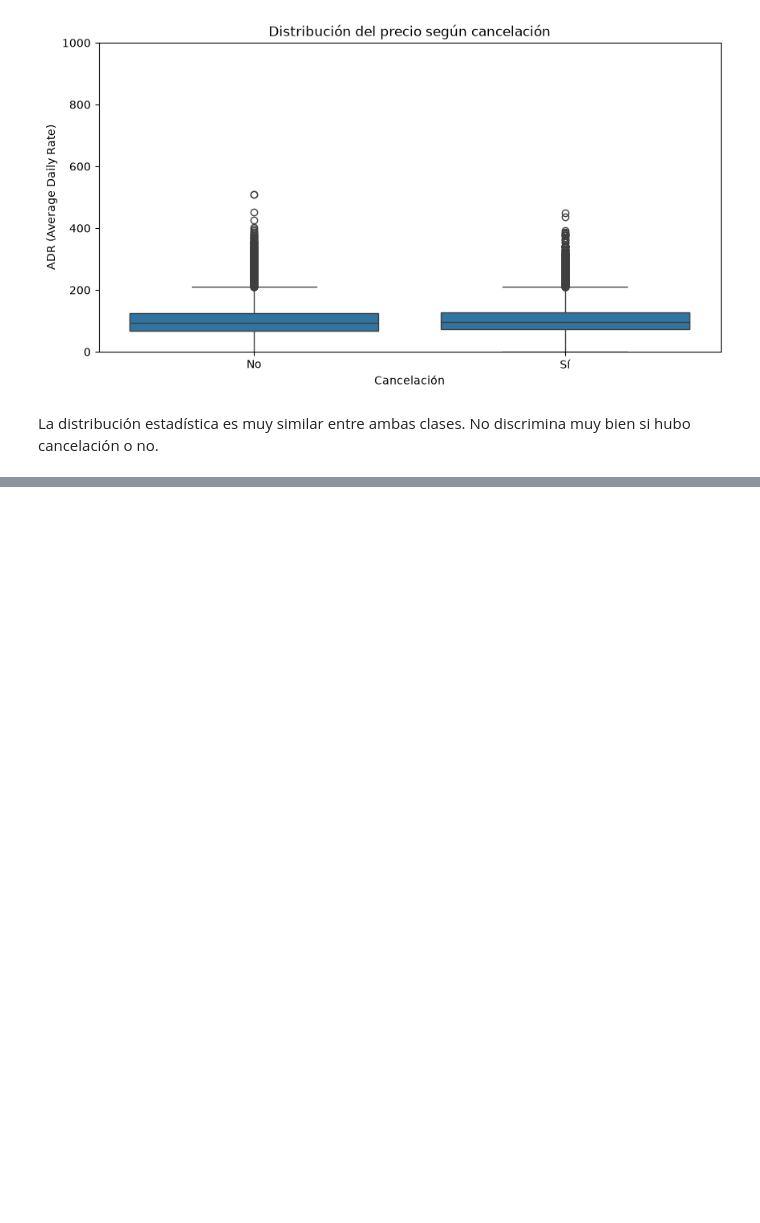
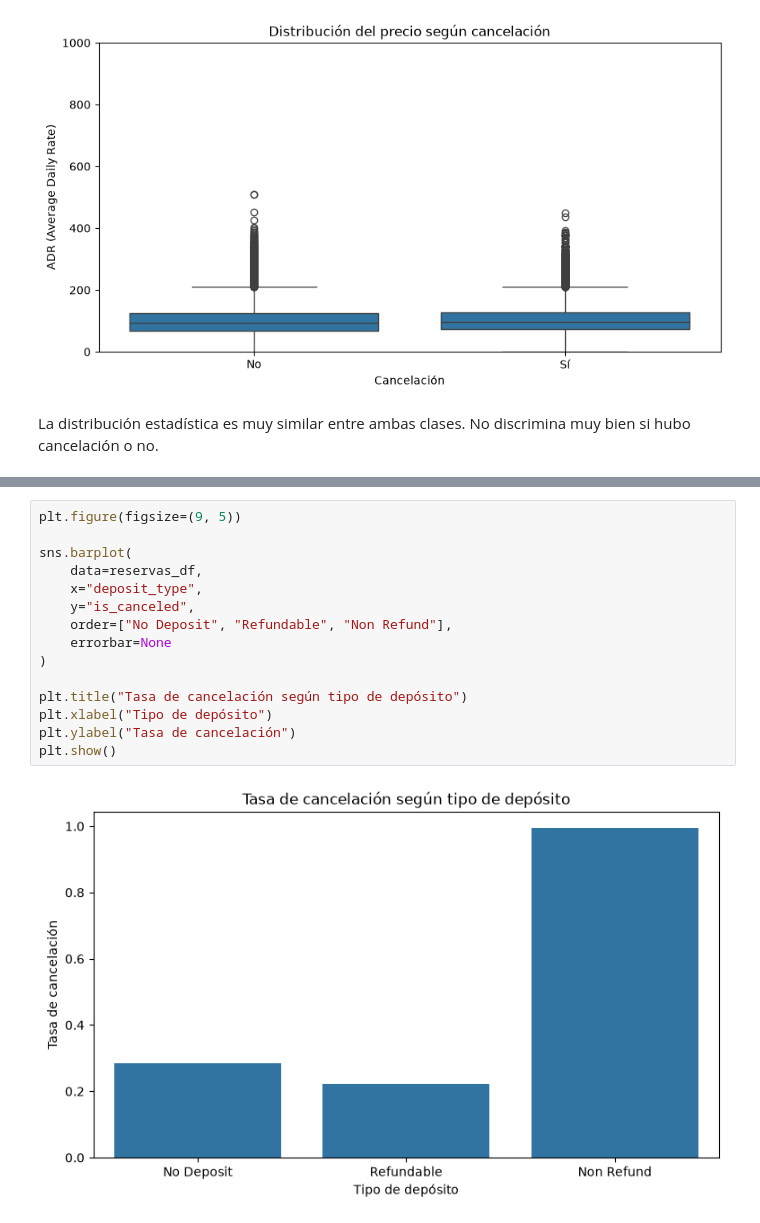
Before and after one commit to victorlopez-ds/entrega-machine-learning-pontia, a Jupyter notebook: notebooks/exploracion/eda_inicial.ipynb, the cells around one changed output, grey strips where cells are left out. Drawn from its saved outputs; the diff is of its cells as text; blank space fills up the shorter version.

```diff
--- a/notebooks/exploracion/eda_inicial.ipynb
+++ b/notebooks/exploracion/eda_inicial.ipynb
@@ -461,0 +538,17 @@ La distribución estadística es muy similar entre ambas clases. No discrimina m
+# %%
+plt.figure(figsize=(9, 5))
+
+sns.barplot(
+    data=reservas_df,
+    x="deposit_type",
+    y="is_canceled",
+    order=["No Deposit", "Refundable", "Non Refund"],
+    errorbar=None
+)
+
+plt.title("Tasa de cancelación según tipo de depósito")
+plt.xlabel("Tipo de depósito")
+plt.ylabel("Tasa de cancelación")
+plt.show()
+# %% [output]
+[figure, added]
```
Also changed, not shown: parts of 31 cells of this notebook.
